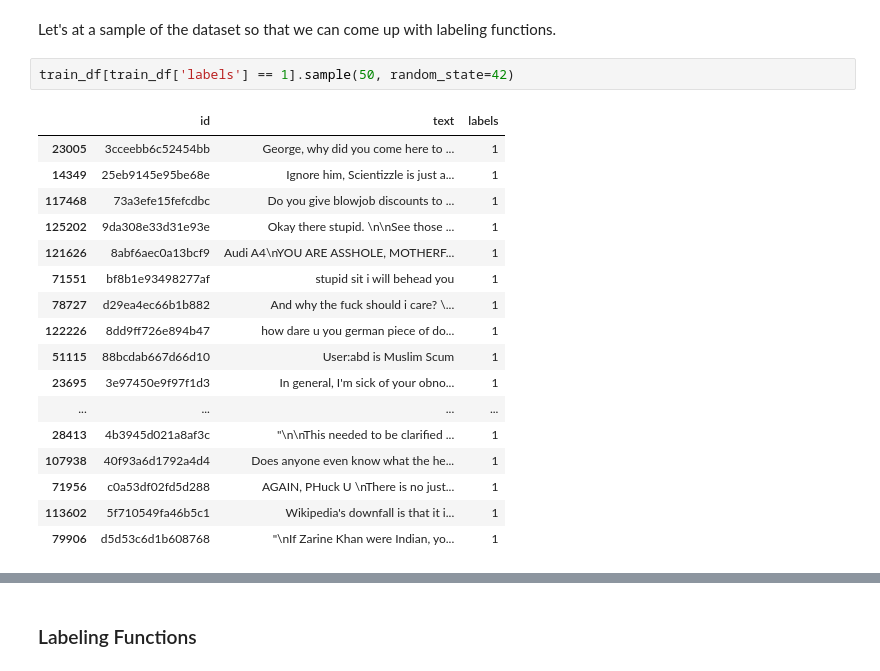
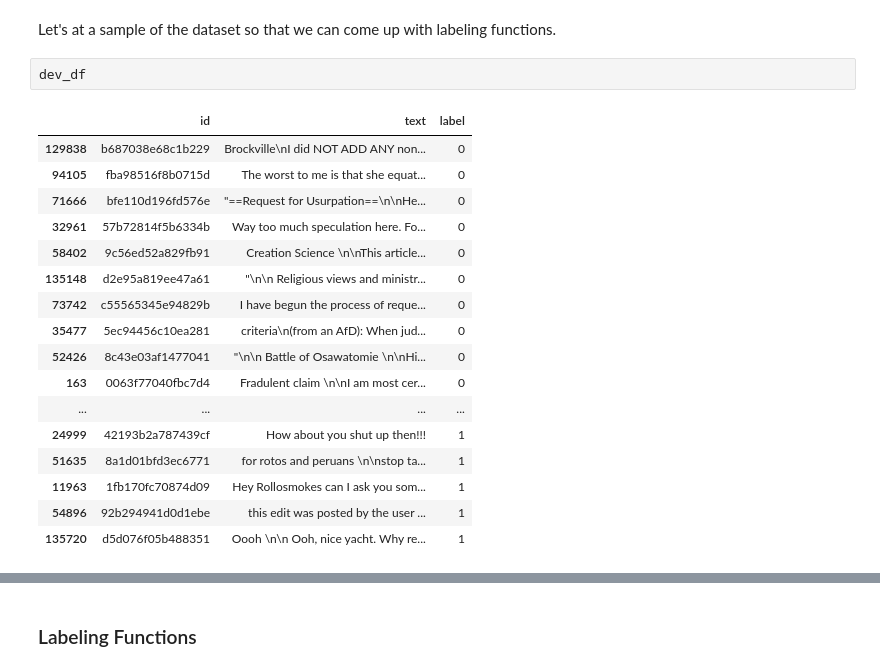
Before and after one commit to JayThibs/Weak-Supervised-Learning-Case-Study, a Jupyter notebook: text_classifier/notebooks/05_toxicity_classification_snorkel_dataset.ipynb, the cells around one changed output, grey strips where cells are left out. Drawn from its saved outputs; the diff is of its cells as text.

```diff
--- a/text_classifier/notebooks/05_toxicity_classification_snorkel_dataset.ipynb
+++ b/text_classifier/notebooks/05_toxicity_classification_snorkel_dataset.ipynb
@@ -173,26 +182,26 @@ pd.set_option('display.max_colwidth', None)
 pd.set_option('display.max_rows', 200)
 # %% [markdown]
 Let's at a sample of the dataset so that we can come up with labeling functions.
-# %%
-train_df[train_df['labels'] == 1].sample(50, random_state=42)
-# %% [output]
-|  | id | text | labels |
-| 23005 | 3cceebb6c52454bb | George, why did you come here to ... | 1 |
-| 14349 | 25eb9145e95be68e | Ignore him, Scientizzle is just a... | 1 |
-| 117468 | 73a3efe15fefcdbc | Do you give blowjob discounts to ... | 1 |
-| 125202 | 9da308e33d31e93e | Okay there stupid. \n\nSee those ... | 1 |
-| 121626 | 8abf6aec0a13bcf9 | Audi A4\nYOU ARE ASSHOLE, MOTHERF... | 1 |
-| 71551 | bf8b1e93498277af | stupid sit i will behead you | 1 |
-| 78727 | d29ea4ec66b1b882 | And why the fuck should i care? \... | 1 |
-| 122226 | 8dd9ff726e894b47 | how dare u you german piece of do... | 1 |
-| 51115 | 88bcdab667d66d10 | User:abd is Muslim Scum | 1 |
-| 23695 | 3e97450e9f97f1d3 | In general, I'm sick of your obno... | 1 |
-| ... | ... | ... | ... |
-| 28413 | 4b3945d021a8af3c | "\n\nThis needed to be clarified ... | 1 |
-| 107938 | 40f93a6d1792a4d4 | Does anyone even know what the he... | 1 |
-| 71956 | c0a53df02fd5d288 | AGAIN, PHuck U \nThere is no just... | 1 |
-| 113602 | 5f710549fa46b5c1 | Wikipedia's downfall is that it i... | 1 |
-| 79906 | d5d53c6d1b608768 | "\nIf Zarine Khan were Indian, yo... | 1 |
+# %%
+dev_df
+# %% [output]
+|  | id | text | label |
+| 129838 | b687038e68c1b229 | Brockville\nI did NOT ADD ANY non... | 0 |
+| 94105 | fba98516f8b0715d | The worst to me is that she equat... | 0 |
+| 71666 | bfe110d196fd576e | "==Request for Usurpation==\n\nHe... | 0 |
+| 32961 | 57b72814f5b6334b | Way too much speculation here. Fo... | 0 |
+| 58402 | 9c56ed52a829fb91 | Creation Science \n\nThis article... | 0 |
+| 135148 | d2e95a819ee47a61 | "\n\n Religious views and ministr... | 0 |
+| 73742 | c55565345e94829b | I have begun the process of reque... | 0 |
+| 35477 | 5ec94456c10ea281 | criteria\n(from an AfD): When jud... | 0 |
+| 52426 | 8c43e03af1477041 | "\n\n Battle of Osawatomie \n\nHi... | 0 |
+| 163 | 0063f77040fbc7d4 | Fradulent claim \n\nI am most cer... | 0 |
+| ... | ... | ... | ... |
+| 24999 | 42193b2a787439cf | How about you shut up then!!! | 1 |
+| 51635 | 8a1d01bfd3ec6771 | for rotos and peruans \n\nstop ta... | 1 |
+| 11963 | 1fb170fc70874d09 | Hey Rollosmokes can I ask you som... | 1 |
+| 54896 | 92b294941d0d1ebe | this edit was posted by the user ... | 1 |
+| 135720 | d5d076f05b488351 | Oooh \n\n Ooh, nice yacht. Why re... | 1 |
 # %%
 # Showing the most common words to make the labeling function creation process quicker
 # This is where we can come up with a custom keyword list
```
Also changed, not shown: parts of 18 cells of this notebook.
